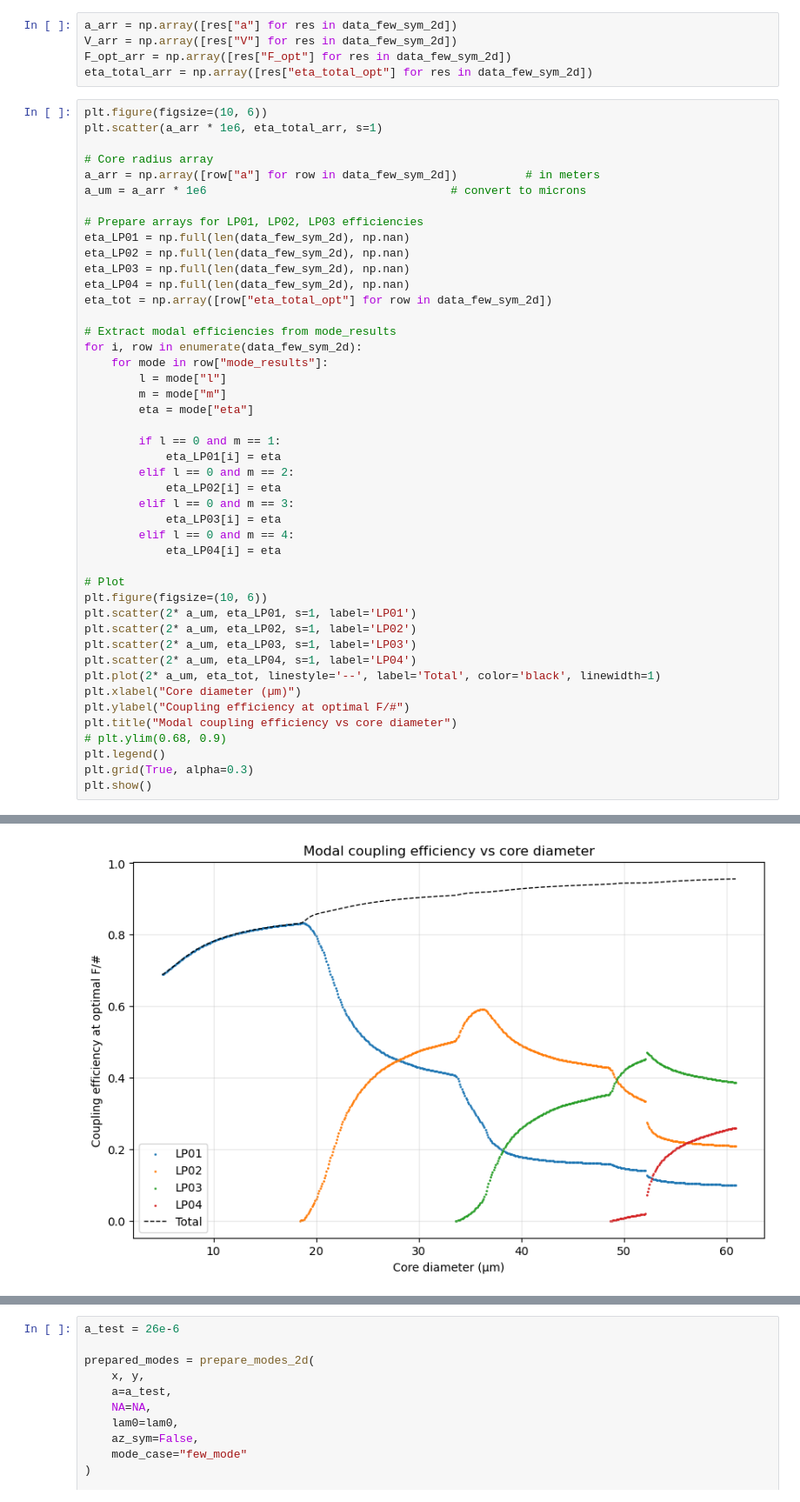
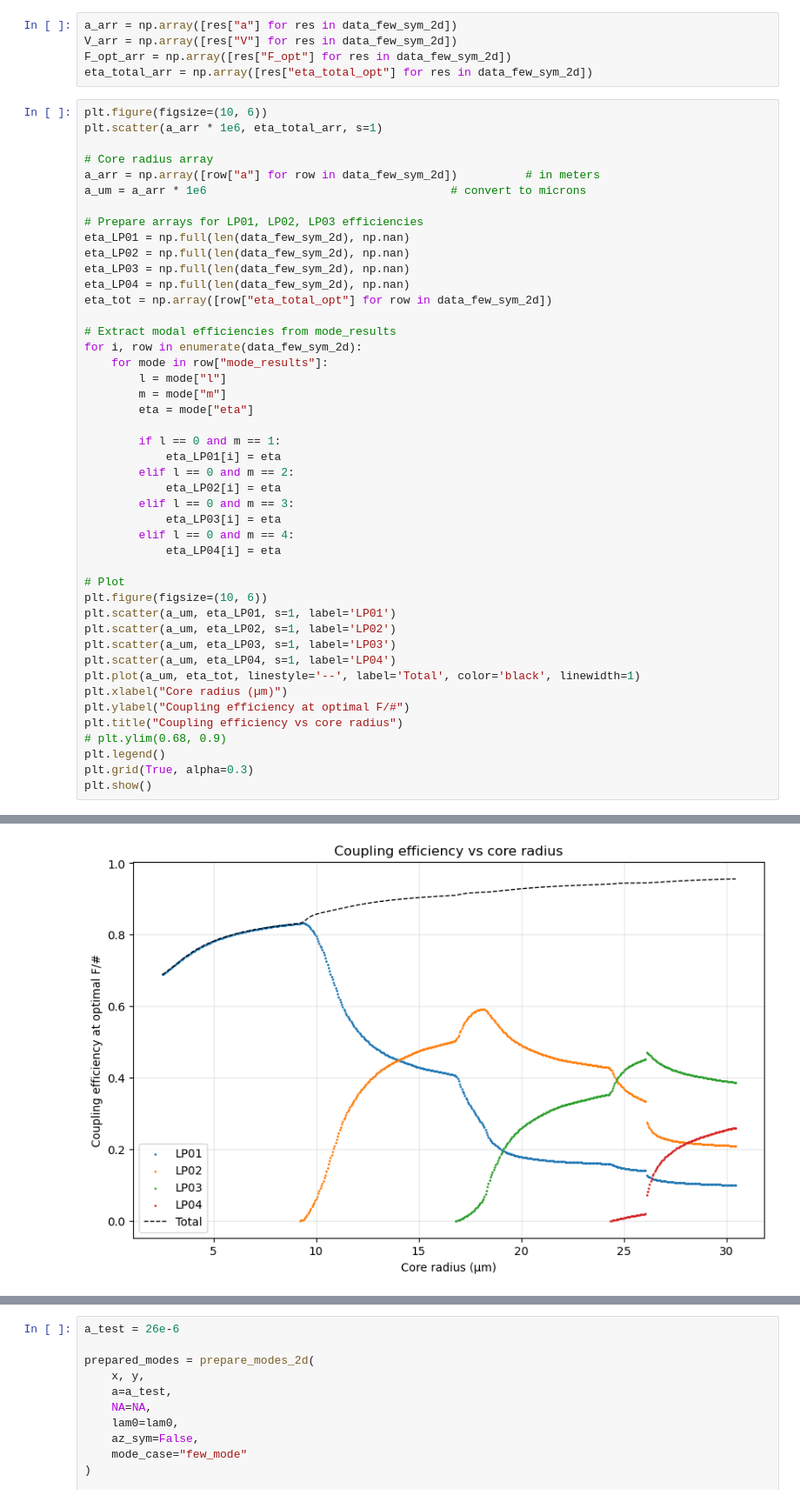
Before and after one commit to TongyueLiu/OH-Suppression-MRes-Project, a Jupyter notebook: notebooks/2D electric field calculations.ipynb, the cells around one changed output, grey strips where cells are left out. Shown at 87% size. Cells and saved outputs as stored; diff of their text form.

```diff
--- a/notebooks/2D electric field calculations.ipynb
+++ b/notebooks/2D electric field calculations.ipynb
@@ -977,40 +977,40 @@ eta_LP01 = np.full(len(data_few_sym_2d), np.nan)
 eta_LP02 = np.full(len(data_few_sym_2d), np.nan)
 eta_LP03 = np.full(len(data_few_sym_2d), np.nan)
 eta_LP04 = np.full(len(data_few_sym_2d), np.nan)
 eta_tot = np.array([row["eta_total_opt"] for row in data_few_sym_2d])
 
 # Extract modal efficiencies from mode_results
 for i, row in enumerate(data_few_sym_2d):
     for mode in row["mode_results"]:
         l = mode["l"]
         m = mode["m"]
         eta = mode["eta"]
 
         if l == 0 and m == 1:
             eta_LP01[i] = eta
         elif l == 0 and m == 2:
             eta_LP02[i] = eta
         elif l == 0 and m == 3:
             eta_LP03[i] = eta
         elif l == 0 and m == 4:
             eta_LP04[i] = eta
 
 # Plot
 plt.figure(figsize=(10, 6))
-plt.scatter(2* a_um, eta_LP01, s=1, label='LP01')
-plt.scatter(2* a_um, eta_LP02, s=1, label='LP02')
-plt.scatter(2* a_um, eta_LP03, s=1, label='LP03')
-plt.scatter(2* a_um, eta_LP04, s=1, label='LP04')
-plt.plot(2* a_um, eta_tot, linestyle='--', label='Total', color='black', linewidth=1)
-plt.xlabel("Core diameter (µm)")
+plt.scatter(a_um, eta_LP01, s=1, label='LP01')
+plt.scatter(a_um, eta_LP02, s=1, label='LP02')
+plt.scatter(a_um, eta_LP03, s=1, label='LP03')
+plt.scatter(a_um, eta_LP04, s=1, label='LP04')
+plt.plot(a_um, eta_tot, linestyle='--', label='Total', color='black', linewidth=1)
+plt.xlabel("Core radius (µm)")
 plt.ylabel("Coupling efficiency at optimal F/#")
-plt.title("Modal coupling efficiency vs core diameter")
+plt.title("Coupling efficiency vs core radius")
 # plt.ylim(0.68, 0.9)
 plt.legend()
 plt.grid(True, alpha=0.3)
 plt.show()
 # %% [output]
 [figure]
-[figure, old version]
+[figure, new version]
 # %%
 plt.figure(figsize=(10, 6))
```
Also changed, not shown: parts of 18 cells of this notebook, 2 other files.
